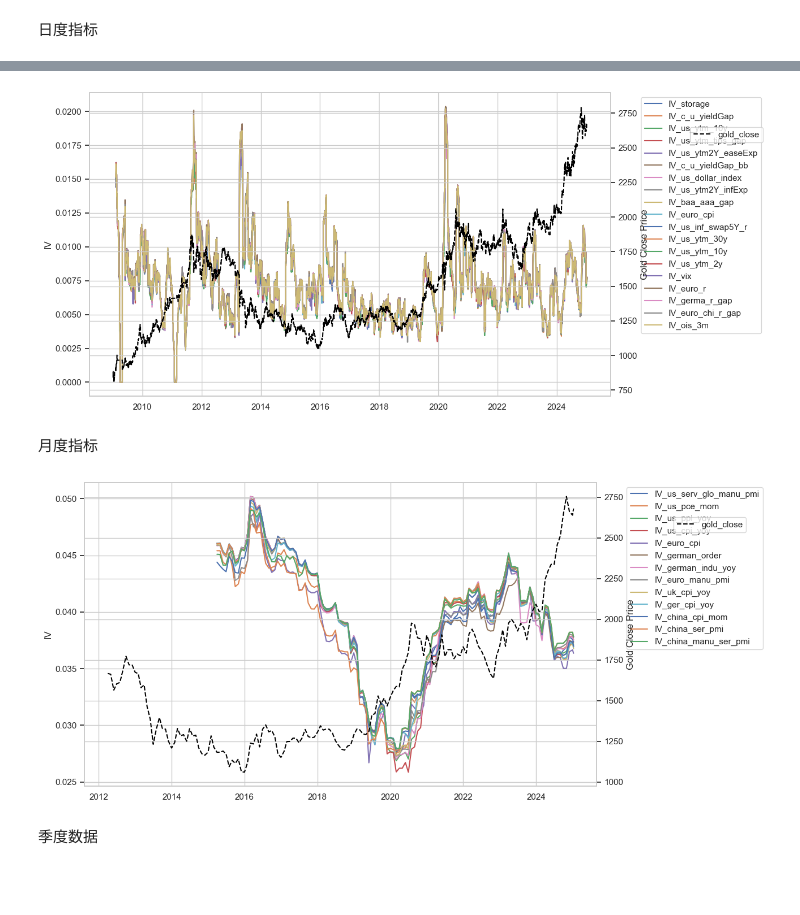
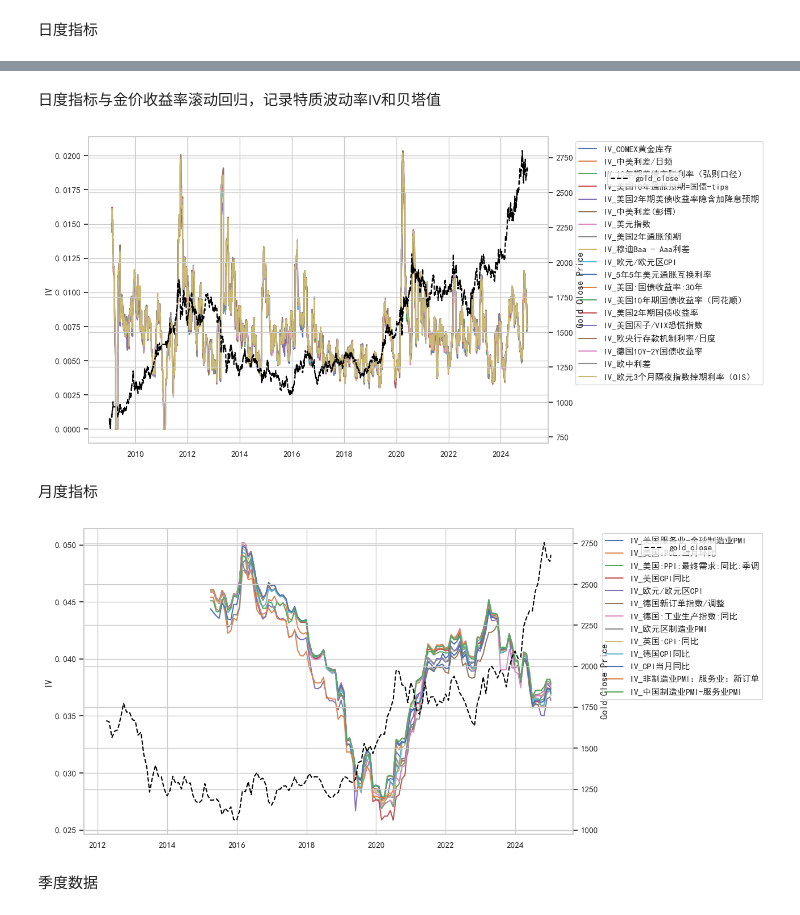
Before and after one commit to Shucheng0221/gold_data_corr, a Jupyter notebook: cmxGold_factors.ipynb, the cells around one changed output, grey strips where cells are left out. Cells and saved outputs as stored; diff of their text form; code cells hidden in the pictures; blank space fills up the shorter version.

```diff
--- a/cmxGold_factors.ipynb
+++ b/cmxGold_factors.ipynb
@@ -194,14 +251,13 @@ data_monthly = data[['美国服务业-全球制造业PMI','克利夫兰联储PCE
 for col in data_monthly.columns.drop('GC01.CMX收盘价'):
     data_monthly[col] = data_monthly[col].ffill()
     print(data_monthly[col].dropna())
-data_monthly = data_monthly.drop(columns=['克利夫兰联储PCE同比预测']) # 舍弃长度不够的数据
+data_monthly = data_monthly.drop(columns=['克利夫兰联储PCE同比预测']) # 舍弃长度不够(创立时间较晚)的数据
 data_monthly['date'] = data_monthly.index
 data_monthly=data_monthly.groupby([data_monthly.index.year,data_monthly.index.month]).last().set_index('date').dropna()
-#data_monthly.columns = ['us_pmi','us_pce_mom','us_ppi_yoy','us_cpi_yoy','gold_price']
 data_monthly['gold_r_future'] = data_monthly['GC01.CMX收盘价'].pct_change()
-data_monthly.columns = ['us_serv_glo_manu_pmi','us_pce_mom','us_ppi_yoy','us_cpi_yoy','euro_cpi',
-                        'german_order','german_indu_yoy','euro_manu_pmi','uk_cpi_yoy','ger_cpi_yoy','china_cpi_mom',
-                        'china_ser_pmi','china_manu_ser_pmi','gold_close','gold_r_future']
+# data_monthly.columns = ['us_serv_glo_manu_pmi','us_pce_mom','us_ppi_yoy','us_cpi_yoy','euro_cpi',
+#                         'german_order','german_indu_yoy','euro_manu_pmi','uk_cpi_yoy','ger_cpi_yoy','china_cpi_mom',
+#                         'china_ser_pmi','china_manu_ser_pmi','gold_close','gold_r_future']
 data_monthly
 # %% [output]
 date
@@ -258,22 +355,25 @@ plt.show()
 # %%
+plt.rcParams['font.sans-serif'] = ['SimHei']
+plt.rcParams['axes.unicode_minus'] = False
+
 fig, ax1 = plt.subplots(figsize=(6, 4))
-ax1.plot(data_monthly[['euro_cpi']],color='red',label='euro_cpi')
+ax1.plot(data_monthly[['欧元/欧元区CPI']],color='red',label='欧元/欧元区CPI')
 ax2 = ax1.twinx()
-ax2.plot(data_monthly['gold_close'],label='gold_close')
+ax2.plot(data_monthly['GC01.CMX收盘价'],label='GC01.CMX收盘价')
 ax1.legend(loc='upper left', bbox_to_anchor=(1.05, 1))
 ax2.legend(loc='lower left', bbox_to_anchor=(1.05, 1))
 
 fig, ax1 = plt.subplots(figsize=(6, 4))
-ax1.plot(data_monthly[['german_order']],color='red',label='german_order')
+ax1.plot(data_monthly[['德国新订单指数/调整']],color='red',label='德国新订单指数/调整')
 ax2 = ax1.twinx()
-ax2.plot(data_monthly['gold_close'],label='gold_close')
+ax2.plot(data_monthly['GC01.CMX收盘价'],label='GC01.CMX收盘价')
 ax1.legend(loc='upper left', bbox_to_anchor=(1.05, 1))
 ax2.legend(loc='lower left', bbox_to_anchor=(1.05, 1))
 
 fig, ax1 = plt.subplots(figsize=(6, 4))
-ax1.plot(data_monthly[['euro_manu_pmi']],color='red',label='euro_manu_pmi')
+ax1.plot(data_monthly[['欧元区制造业PMI']],color='red',label='欧元区制造业PMI')
 ax2 = ax1.twinx()
-ax2.plot(data_monthly['gold_close'],label='gold_close')
+ax2.plot(data_monthly['GC01.CMX收盘价'],label='GC01.CMX收盘价')
 ax1.legend(loc='upper left', bbox_to_anchor=(1.05, 1))
 ax2.legend(loc='lower left', bbox_to_anchor=(1.05, 1))
 # %% [output]
@@ -350,4 +452,6 @@ daily_data
 5853 rows × 21 columns
+# %% [markdown]
+日度指标与金价收益率滚动回归，记录特质波动率IV和贝塔值
 # %%
 results_df_day = pd.DataFrame()
 
@@ -355,12 +459,13 @@ results_df_day = pd.DataFrame()
 fig, ax1 = plt.subplots(figsize=(10, 6))
 
 # 循环处理每个列并绘制 IV
-for col in daily_data.drop(columns=['gold_r_future', 'gold_price']).columns:
-    results_df_single = roll_regress_feature(daily_data, [col], 'gold_r_future', 360)
+for col in daily_data.drop(columns=[target, 'GC01.CMX收盘价']).columns:
+    results_df_single = roll_regress_feature(daily_data, [col], target, 360)
     results_df_single = results_df_single.rename(columns={'const': 'const_' + col, 'IV': 'IV_' + col})
 
     # 绘制 IV 曲线
     ax1.plot(results_df_single['IV_' + col], label='IV_' + col)
+    #ax1.plot(results_df_single[col], label= col)
     results_df_day = pd.concat([results_df_day, results_df_single], axis=1)
 
 # 为主轴添加图例
@@ -369,7 +474,7 @@ ax1.set_ylabel("IV")
 
 # 创建副轴
 ax2 = ax1.twinx()
-ax2.plot(daily_data['gold_price'], color='black', linestyle='--', label='gold_close')
+ax2.plot(daily_data['GC01.CMX收盘价'], color='black', linestyle='--', label='gold_close')
 ax2.set_ylabel("Gold Close Price")
 
 # 为副轴添加图例
@@ -377,43 +482,47 @@ ax2.legend(loc='upper right', bbox_to_anchor=(1.3, 0.9))
 
 # 调整布局并显示
 plt.tight_layout(rect=[0, 0, 1.3, 1])
+plt.rcParams['font.sans-serif'] = ['SimHei']
+plt.rcParams['axes.unicode_minus'] = False
 plt.show()
 # %% [output]
-[figure, old version]
+[figure, new version]
 # %% [markdown]
 月度指标
 # %%
 results_df_month = pd.DataFrame()
 
 # 创建图形和主轴
 fig, ax1 = plt.subplots(figsize=(10, 6))
 
 # 循环处理每个列并绘制 IV
-for col in data_monthly.drop(columns=['gold_r_future', 'gold_close']).columns:
-    results_df_single = roll_regress_feature(data_monthly, [col], 'gold_r_future', 36)
+for col in data_monthly.drop(columns=[target, 'GC01.CMX收盘价']).columns:
+    results_df_single = roll_regress_feature(data_monthly, [col], target, 36)
     results_df_single = results_df_single.rename(columns={'const': 'const_' + col, 'IV': 'IV_' + col})
 
     # 绘制 IV 曲线
     ax1.plot(results_df_single['IV_' + col], label='IV_' + col)
     results_df_month = pd.concat([results_df_month, results_df_single], axis=1)
 
 # 为主轴添加图例
 ax1.legend(loc='upper left', bbox_to_anchor=(1.05, 1))
 ax1.set_ylabel("IV")
 
 # 创建副轴
 ax2 = ax1.twinx()
-ax2.plot(data_monthly['gold_close'], color='black', linestyle='--', label='gold_close')
+ax2.plot(data_monthly['GC01.CMX收盘价'], color='black', linestyle='--', label='gold_close')
 ax2.set_ylabel("Gold Close Price")
 
 # 为副轴添加图例
-ax2.legend(loc='upper right', bbox_to_anchor=(1.3, 0.9))
+ax2.legend(loc='lower right', bbox_to_anchor=(1.3, 0.9))
 
 # 调整布局并显示
 plt.tight_layout(rect=[0, 0, 1.3, 1])
+plt.rcParams['font.sans-serif'] = ['SimHei']
+plt.rcParams['axes.unicode_minus'] = False
 plt.show()
 # %% [output]
-[figure, old version]
+[figure, new version]
 # %% [markdown]
 季度数据
 # %%
```
Also changed, not shown: parts of 19 cells of this notebook.
